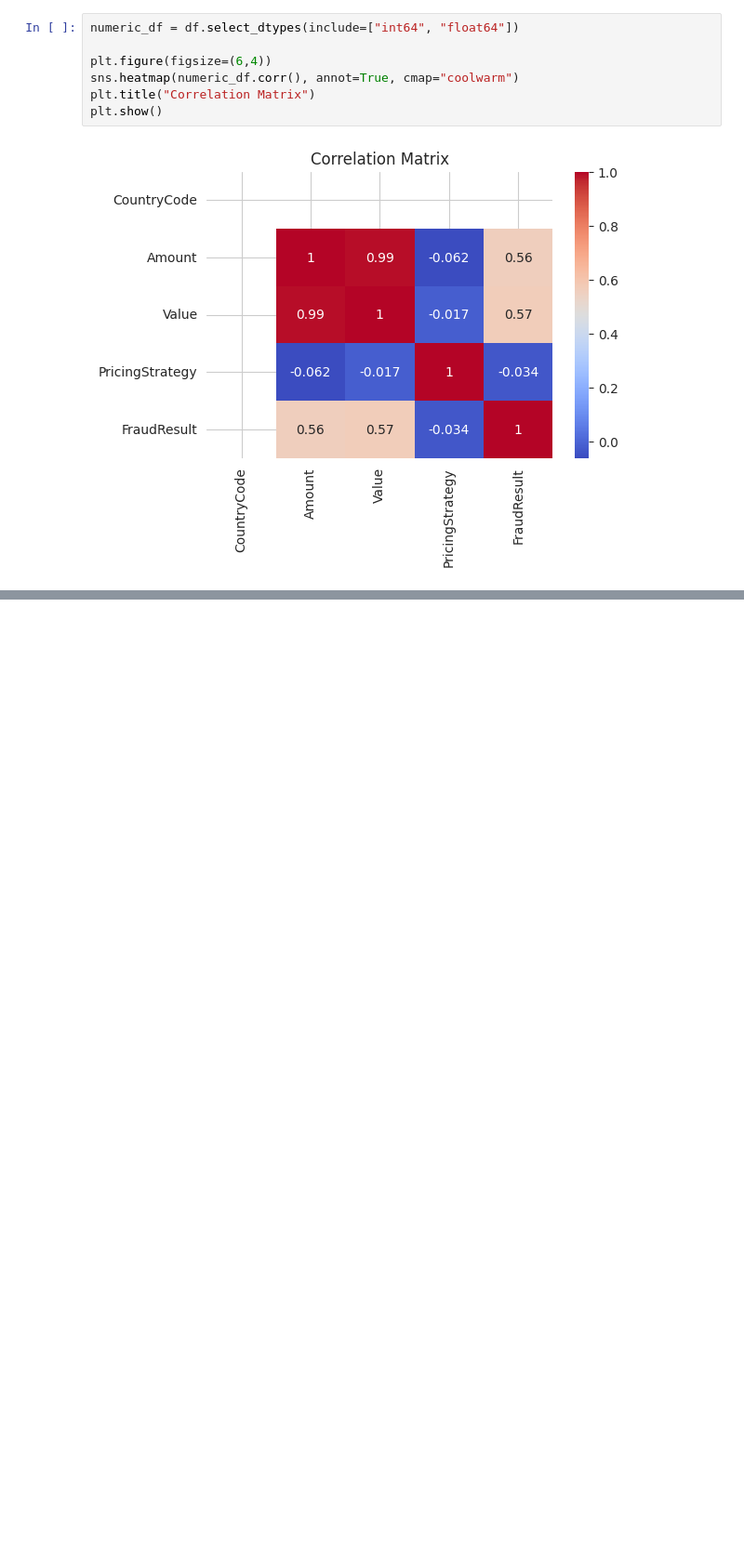
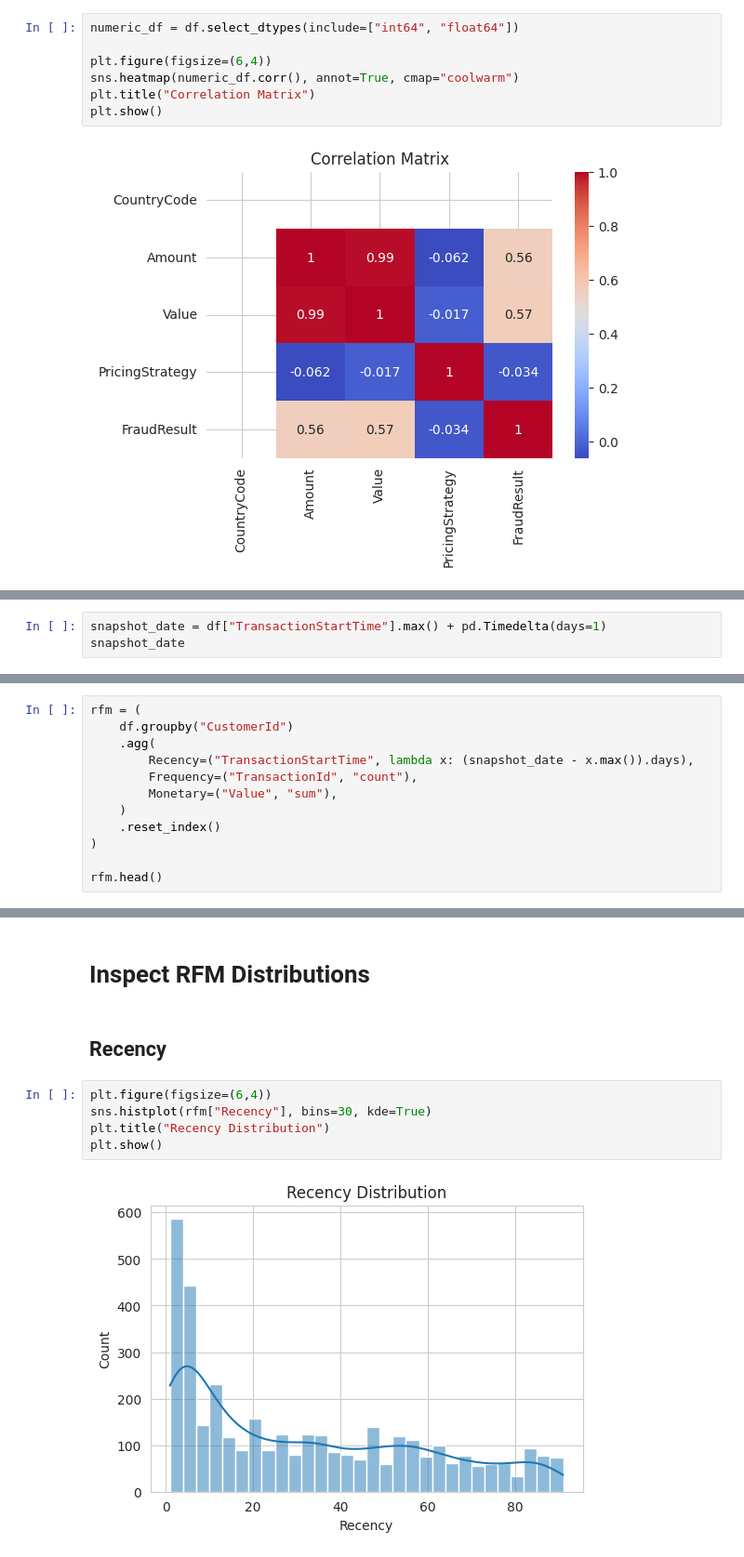
Before and after one commit to rahel-yab/Credit-Risk-Model, a Jupyter notebook: notebooks/eda.ipynb, the cells around one changed output, grey strips where cells are left out. Shown at 93% size. Cells and saved outputs as stored; diff of their text form; blank space fills up the shorter version.

Commit message:
Inspected RFM Distributions

```diff
--- a/notebooks/eda.ipynb
+++ b/notebooks/eda.ipynb
@@ -121,0 +135,3 @@ plt.show()
+# %%
+snapshot_date = df["TransactionStartTime"].max() + pd.Timedelta(days=1)
+snapshot_date
@@ -121,0 +142,12 @@ plt.show()
+# %%
+rfm = (
+    df.groupby("CustomerId")
+    .agg(
+        Recency=("TransactionStartTime", lambda x: (snapshot_date - x.max()).days),
+        Frequency=("TransactionId", "count"),
+        Monetary=("Value", "sum"),
+    )
+    .reset_index()
+)
+
+rfm.head()
@@ -121,0 +161,11 @@ plt.show()
+# %% [markdown]
+# Inspect RFM Distributions
+# %% [markdown]
+## Recency
+# %%
+plt.figure(figsize=(6,4))
+sns.histplot(rfm["Recency"], bins=30, kde=True)
+plt.title("Recency Distribution")
+plt.show()
+# %% [output]
+[figure, added]
```
Also changed, not shown: parts of 10 cells of this notebook.
